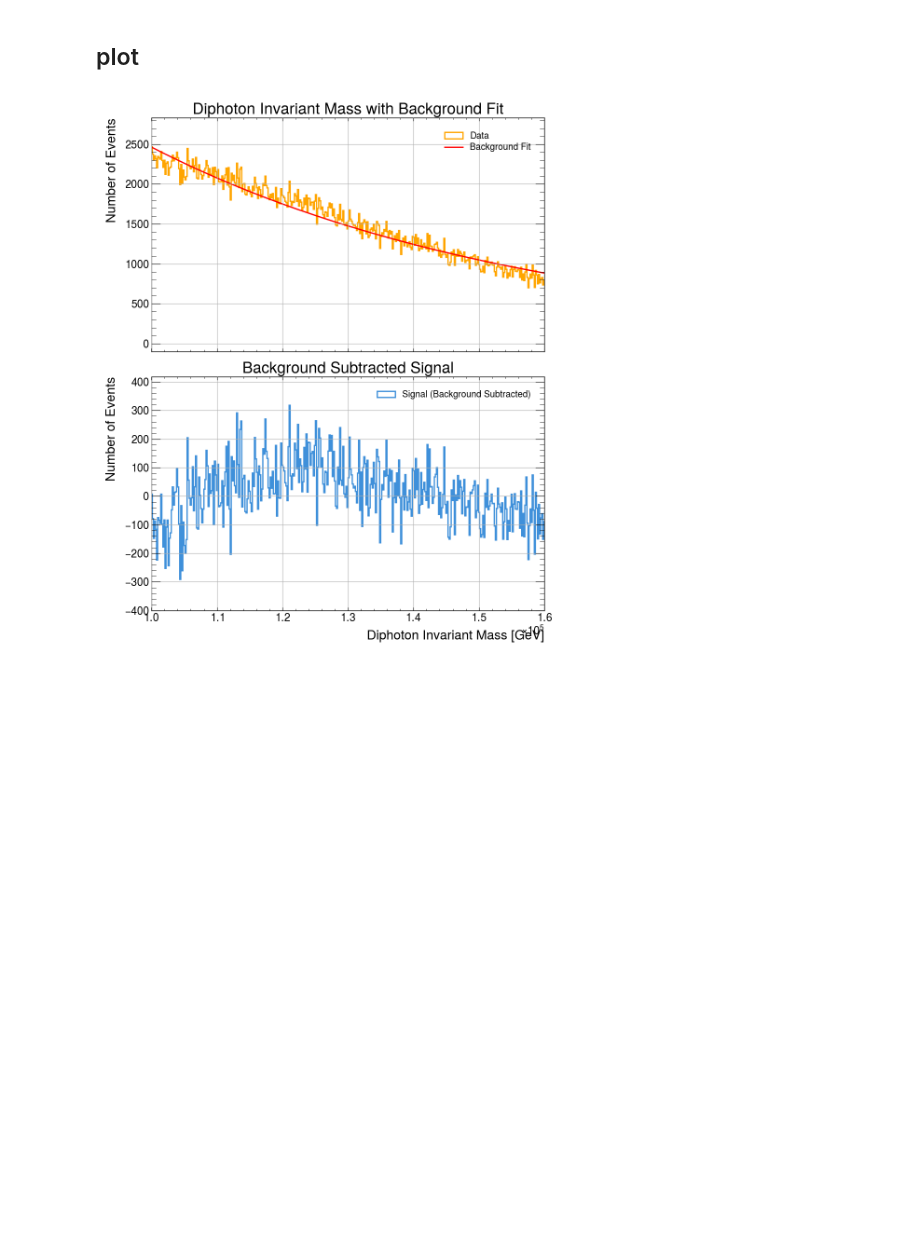
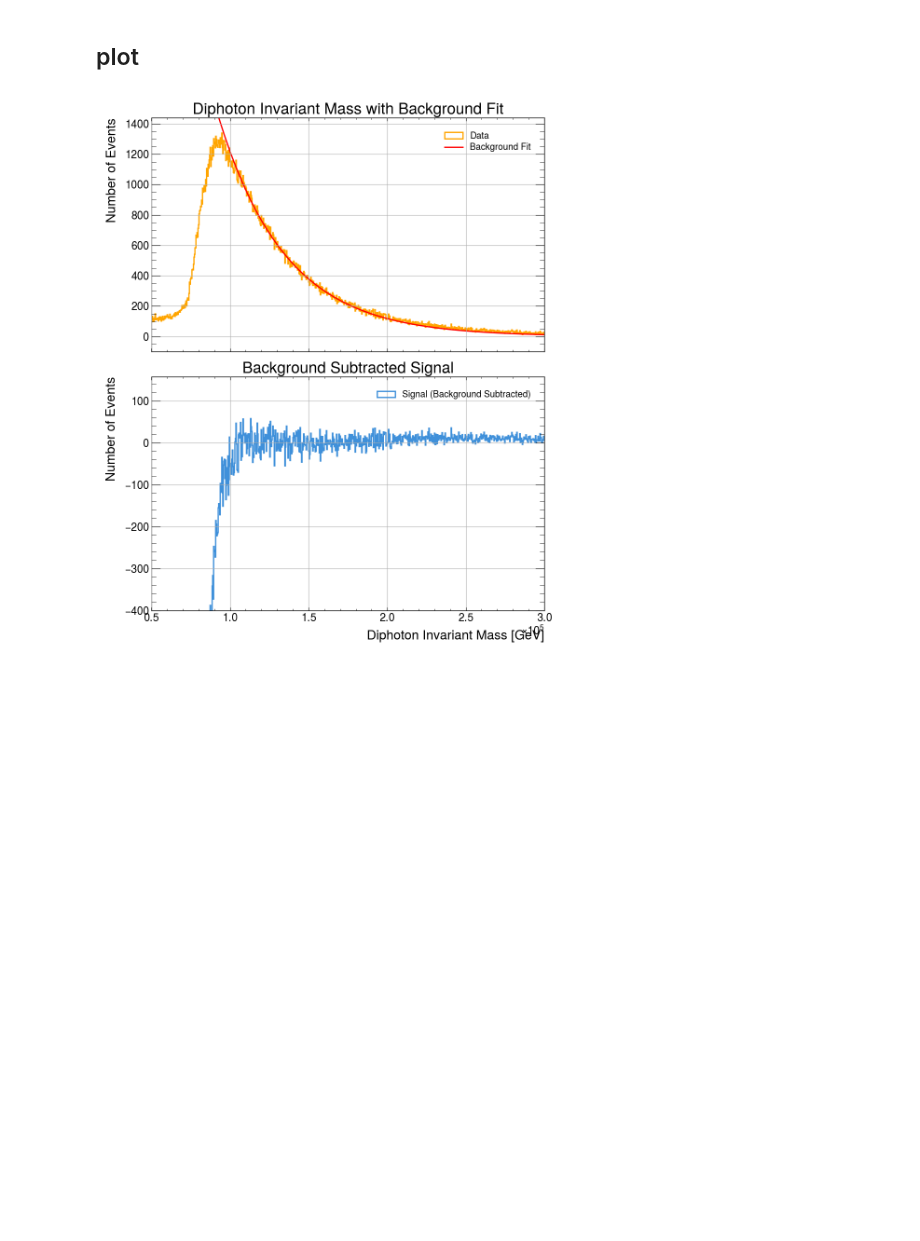
Before and after one commit to phgilde/sak-annecy-2024, a Jupyter notebook: notebook_Larissa_2.ipynb, the cells around one changed output. Cells and saved outputs as stored; diff of their text form; code cells hidden in the pictures.

Commit message:
greatest plot

```diff
--- a/notebook_Larissa_2.ipynb
+++ b/notebook_Larissa_2.ipynb
@@ -139,7 +139,7 @@ for event in range(len(photon_pt)):
         continue  # Skip this event if either photon fails the tighter isolation cut
 
     # Pseudorapidity (Eta) Cuts (Tightened)
-    photon_eta_threshold = 2.0  # Stricter eta cut, reducing from 2.5 to 2.0
+    #photon_eta_threshold = 2.0  # Stricter eta cut, reducing from 2.5 to 2.0
 
     if abs(photon_eta[event][sorted_indices[0]]) > photon_eta_threshold or abs(photon_eta[event][sorted_indices[1]]) > photon_eta_threshold:
         continue  # Skip this event if either photon is outside the tighter eta range
@@ -173,7 +173,7 @@ filters removed 83.57 % of the events
 # %%
 # Plotting the invariant mass distribution
 plt.figure(figsize=(10, 7))
-hist, bins, _ = plt.hist(masses, bins=10000, histtype='step', linewidth=2, label="Data")
+hist, bins, _ = plt.hist(masses, bins=5000, histtype='step', linewidth=2, label="Data")
 bin_centers = (bins[:-1] + bins[1:]) / 2
 
 # Define an exponential function for the background
@@ -184,7 +184,7 @@ param_a = 3500
 param_b = 1/100000
 
 # Fit the background in a sideband region (excluding the signal region)
-sideband_mask = ((bin_centers > 1e5) & (bin_centers < 1.2e5)) | ((bin_centers > 1.3e5) & (bin_centers < 1.6e5)) # Exclude 115-135 GeV region
+sideband_mask = ((bin_centers > 1.1e5) & (bin_centers < 1.2e5)) | ((bin_centers > 1.3e5) & (bin_centers < 1.5e5)) # Exclude 115-135 GeV region
 popt, _ = curve_fit(poly_background, bin_centers[sideband_mask], hist[sideband_mask], p0=(param_a, param_b))
 
 # Calculate the background across the entire range
@@ -195,35 +195,35 @@ signal = hist - background
 
 plt.clf()
 
 # Create a figure with two subplots
 fig, (ax1, ax2) = plt.subplots(2, 1, figsize=(10, 12), sharex=True)
 
 # Subplot 1: Signal + Background fit
 ax1.hist(bin_centers, bins=bins, weights=hist, histtype='step', linewidth=2, label="Data", color="orange")
 ax1.plot(bin_centers, background, 'r-', label="Background Fit", linewidth=2)
 ax1.set_ylabel("Number of Events")
 ax1.set_title("Diphoton Invariant Mass with Background Fit")
 ax1.legend()
 ax1.grid(True)
 ax1.set_ylim(-100, max(hist)+100)
 
 # Subplot 2: Background Subtracted Signal
 ax2.hist(bin_centers, bins=bins, weights=signal, histtype='step', linewidth=2, label="Signal (Background Subtracted)")
 ax2.set_xlabel("Diphoton Invariant Mass [GeV]")
 ax2.set_ylabel("Number of Events")
 ax2.set_title("Background Subtracted Signal")
 ax2.legend()
 ax2.grid(True)
 ax2.set_ylim(-400, max(signal)+100)
 
 # Apply ATLAS style for both plots
 hep.style.use("ATLAS")
 
-plt.xlim(1e5, 1.6e5)
+plt.xlim(0.5e5, 3e5)
 plt.tight_layout()
 plt.show()
 # %% [output]
-[figure, old version]
+[figure, new version]
 [figure]
 # %%
 # Assuming 'signal' contains the signal (background-subtracted data)
```
Also changed, not shown: parts of 2 cells of this notebook.
